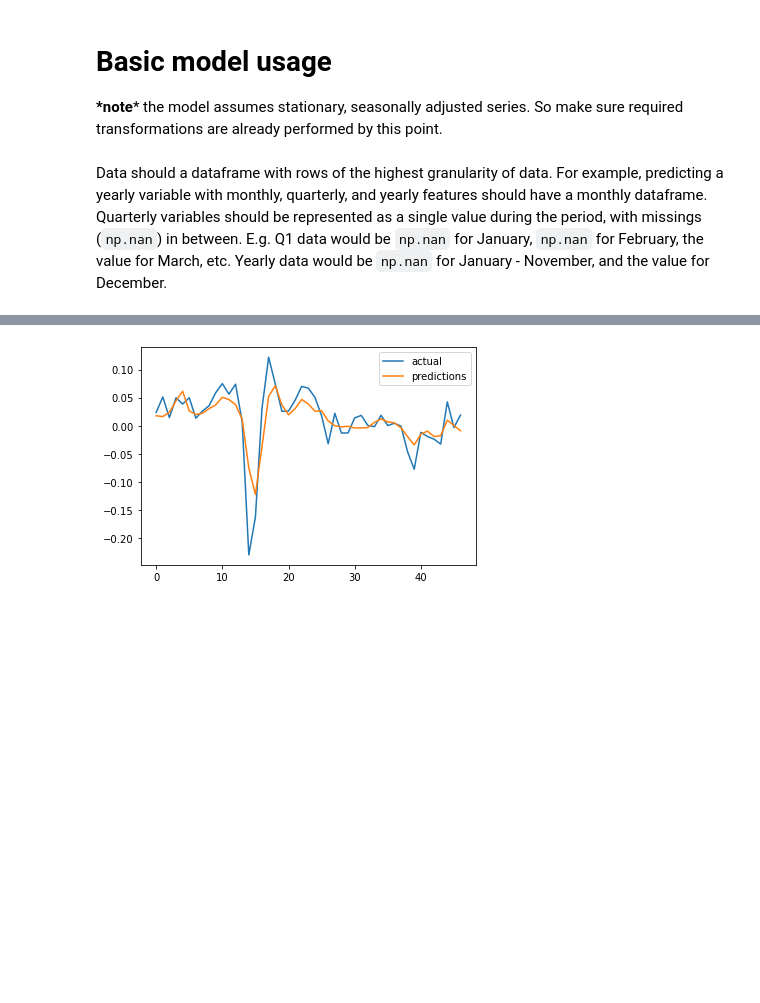
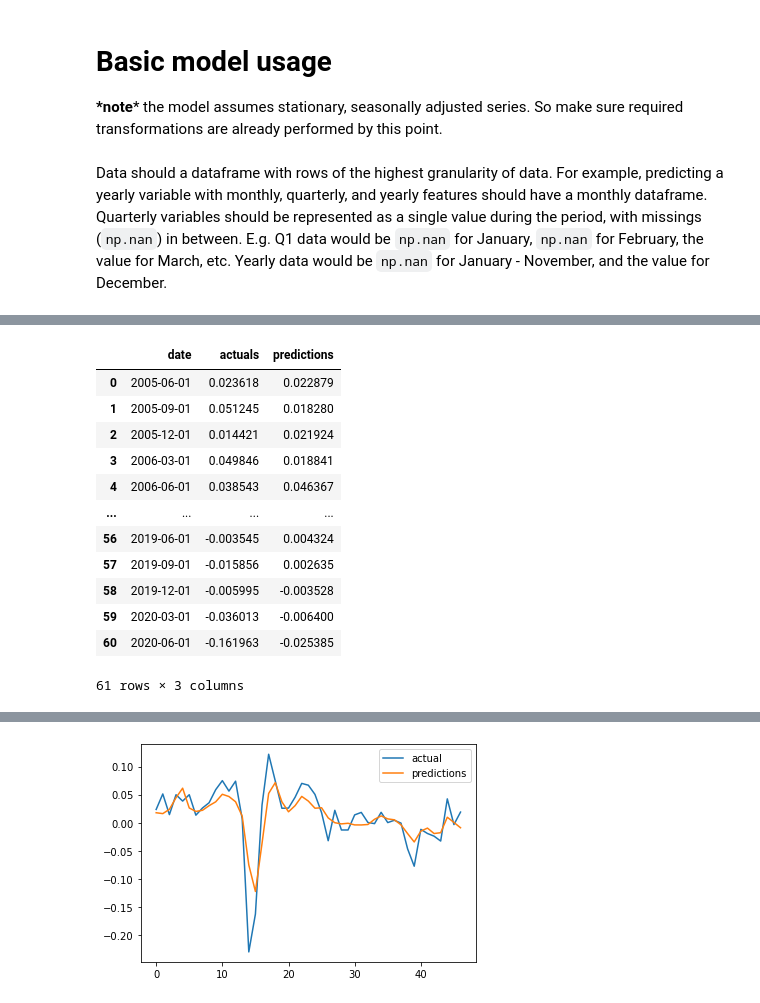
Before and after one commit to dhopp1/nowcast_lstm, a Jupyter notebook: nowcast_lstm_example.ipynb, the cells around one changed output, grey strips where cells are left out. Saved outputs shown, nothing was run; the diff lists cells and outputs as text; code cells hidden in the pictures; blank space fills up the shorter version.

```diff
--- a/nowcast_lstm_example.ipynb
+++ b/nowcast_lstm_example.ipynb
@@ -41,0 +34,16 @@ plt.plot(preds)
+# %%
+model.ragged_preds([1,2,1,3,3], -2, data)
+# %% [output]
+|  | date | actuals | predictions |
+| 0 | 2005-06-01 | 0.023618 | 0.022879 |
+| 1 | 2005-09-01 | 0.051245 | 0.018280 |
+| 2 | 2005-12-01 | 0.014421 | 0.021924 |
+| 3 | 2006-03-01 | 0.049846 | 0.018841 |
+| 4 | 2006-06-01 | 0.038543 | 0.046367 |
+| ... | ... | ... | ... |
+| 56 | 2019-06-01 | -0.003545 | 0.004324 |
+| 57 | 2019-09-01 | -0.015856 | 0.002635 |
+| 58 | 2019-12-01 | -0.005995 | -0.003528 |
+| 59 | 2020-03-01 | -0.036013 | -0.006400 |
+| 60 | 2020-06-01 | -0.161963 | -0.025385 |
+61 rows × 3 columns
```
Also changed, not shown: parts of 6 cells of this notebook, 3 other files.
